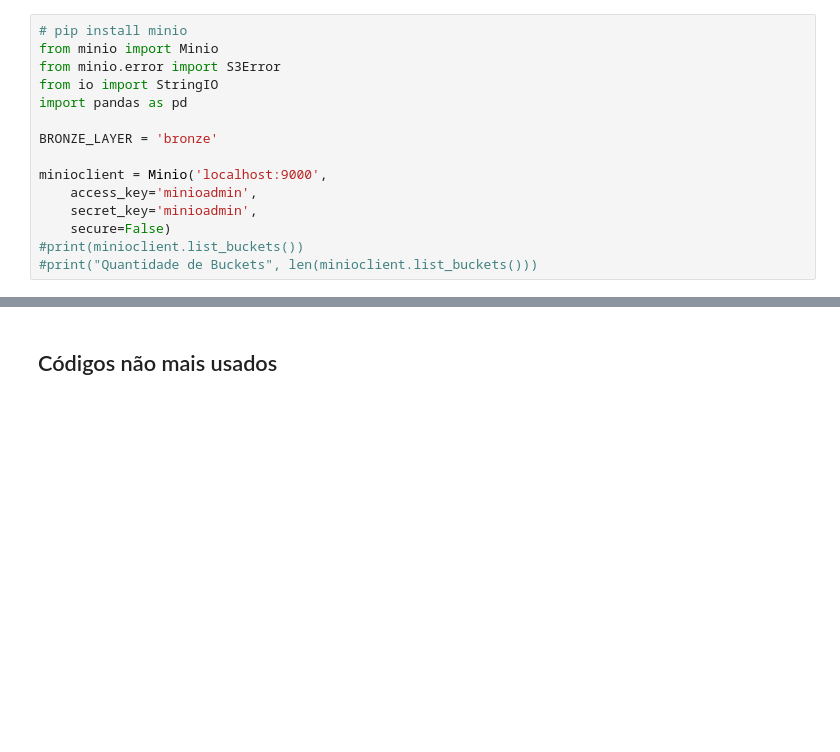
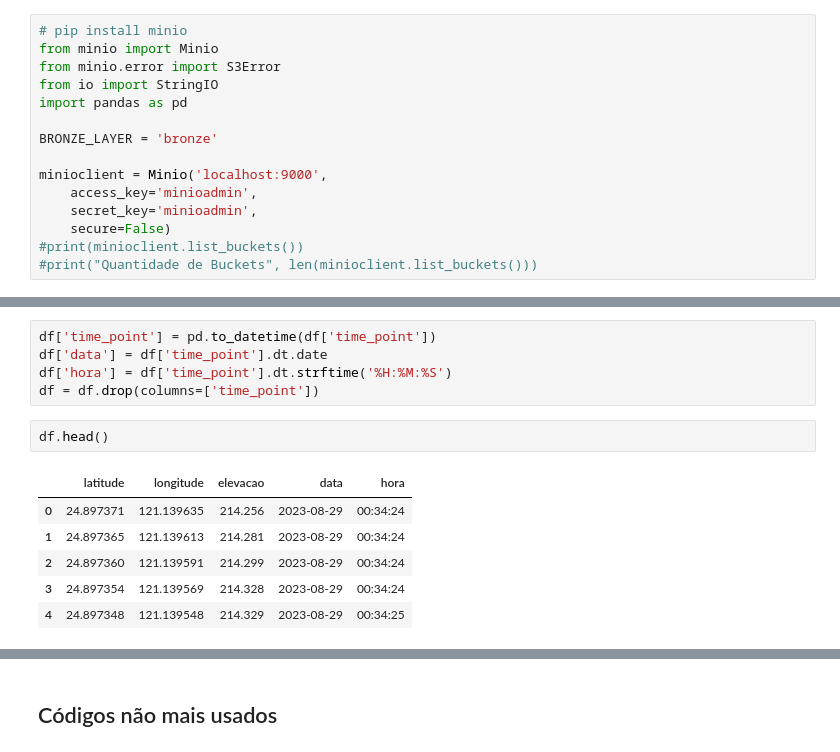
Before and after one commit to ThigaoRibeiro/tcc-ufrj-pipeline, a Jupyter notebook: Teste_WebScraping_OpenStreetMap.ipynb, the cells around one changed output, grey strips where cells are left out. Cells and saved outputs as stored; diff of their text form; blank space fills up the shorter version.

```diff
--- a/Teste_WebScraping_OpenStreetMap.ipynb
+++ b/Teste_WebScraping_OpenStreetMap.ipynb
@@ -466,0 +465,14 @@ df.head()
+# %%
+df['time_point'] = pd.to_datetime(df['time_point'])
+df['data'] = df['time_point'].dt.date
+df['hora'] = df['time_point'].dt.strftime('%H:%M:%S')
+df = df.drop(columns=['time_point'])
+# %%
+df.head()
+# %% [output]
+|  | latitude | longitude | elevacao | data | hora |
+| 0 | 24.897371 | 121.139635 | 214.256 | 2023-08-29 | 00:34:24 |
+| 1 | 24.897365 | 121.139613 | 214.281 | 2023-08-29 | 00:34:24 |
+| 2 | 24.897360 | 121.139591 | 214.299 | 2023-08-29 | 00:34:24 |
+| 3 | 24.897354 | 121.139569 | 214.328 | 2023-08-29 | 00:34:24 |
+| 4 | 24.897348 | 121.139548 | 214.329 | 2023-08-29 | 00:34:25 |
```
Also changed, not shown: parts of 11 cells of this notebook, 1 other file.
